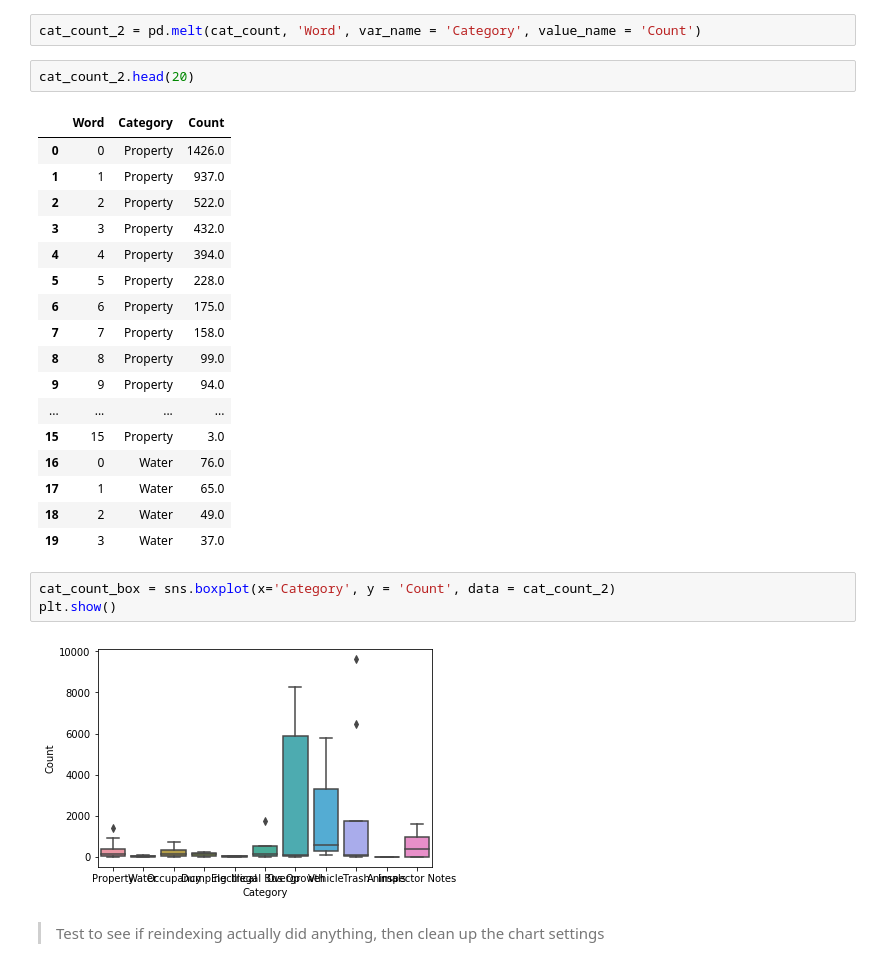
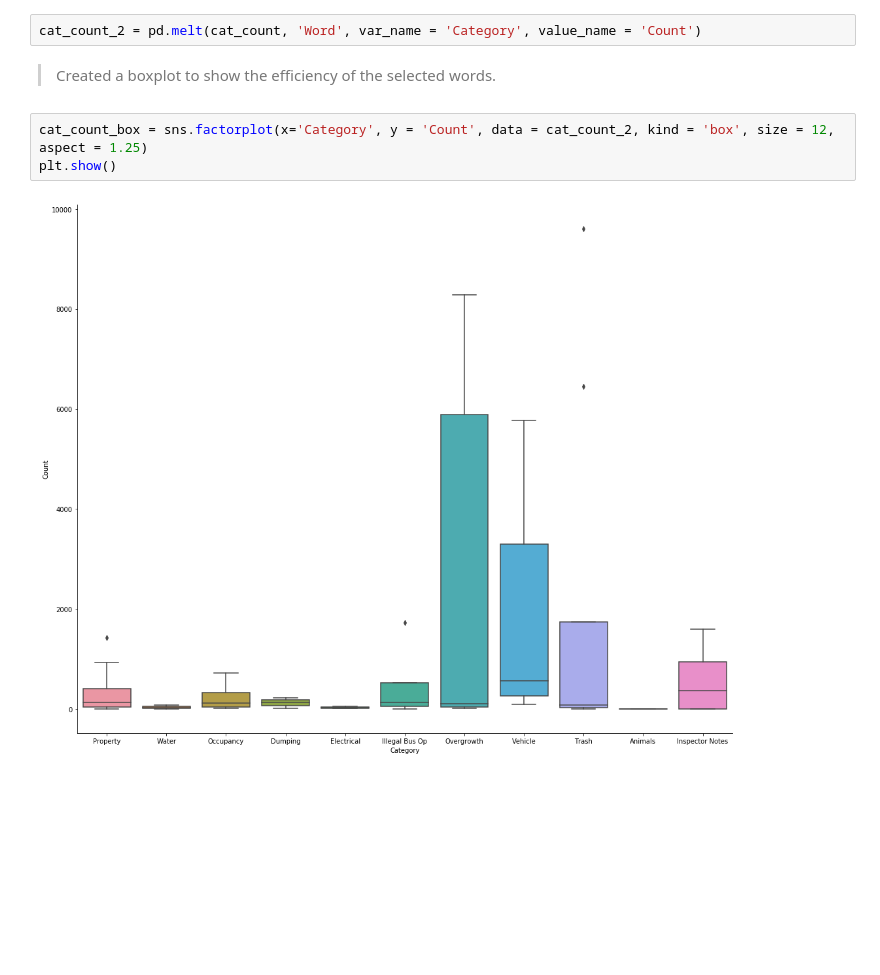
Before and after one commit to shrutijalewar/data-question-2-xtreme-united, a Jupyter notebook: DataQuestion2.ipynb, the cells around one changed output. Cells and saved outputs as stored; diff of their text form; blank space fills up the shorter version.

Commit message:
Completed boxplot for word efficiency

```diff
--- a/DataQuestion2.ipynb
+++ b/DataQuestion2.ipynb
@@ -1629,30 +1629,10 @@ cat_count.head(20)
 | 15 | 15 | 3.0 | NaN | NaN | NaN | NaN | NaN | NaN | NaN | ... |
 # %%
 cat_count_2 = pd.melt(cat_count, 'Word', var_name = 'Category', value_name = 'Count')
-# %%
-cat_count_2.head(20)
-# %% [output]
-|  | Word | Category | Count |
-| 0 | 0 | Property | 1426.0 |
-| 1 | 1 | Property | 937.0 |
-| 2 | 2 | Property | 522.0 |
-| 3 | 3 | Property | 432.0 |
-| 4 | 4 | Property | 394.0 |
-| 5 | 5 | Property | 228.0 |
-| 6 | 6 | Property | 175.0 |
-| 7 | 7 | Property | 158.0 |
-| 8 | 8 | Property | 99.0 |
-| 9 | 9 | Property | 94.0 |
-| ... | ... | ... | ... |
-| 15 | 15 | Property | 3.0 |
-| 16 | 0 | Water | 76.0 |
-| 17 | 1 | Water | 65.0 |
-| 18 | 2 | Water | 49.0 |
-| 19 | 3 | Water | 37.0 |
+# %% [markdown]
+>Created a boxplot to show the efficiency of the selected words.
 # %%
-cat_count_box = sns.boxplot(x='Category', y = 'Count', data = cat_count_2)
+cat_count_box = sns.factorplot(x='Category', y = 'Count', data = cat_count_2, kind = 'box', size = 12, aspect = 1.25)
 plt.show()
 # %% [output]
-[figure, old version]
+[figure, new version]
-# %% [markdown]
->Test to see if reindexing actually did anything, then clean up the chart settings
```
